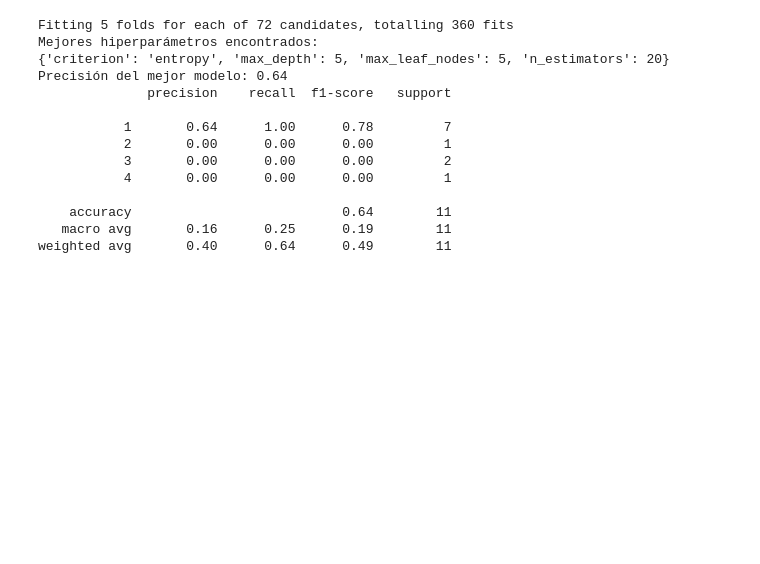
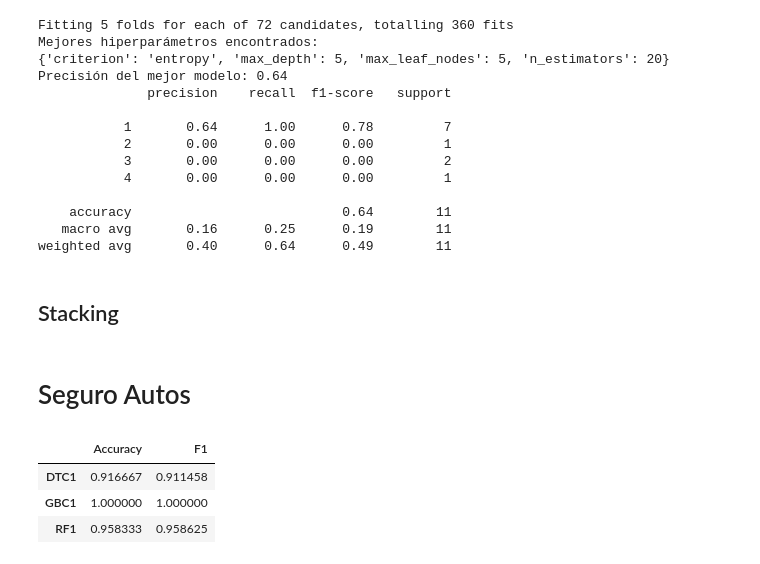
Before and after one commit to andreavazquezt/ProyectoIntegrador, a Jupyter notebook: Avance5_Equipo4.ipynb, the cells around one changed output. Cells and saved outputs as stored; diff of their text form; code cells hidden in the pictures; blank space fills up the shorter version.

```diff
--- a/Avance5_Equipo4.ipynb
+++ b/Avance5_Equipo4.ipynb
@@ -1632,3 +1635,33 @@ Precisión del mejor modelo: 0.64
     accuracy                           0.64        11
    macro avg       0.16      0.25      0.19        11
 weighted avg       0.40      0.64      0.49        11
+# %% [markdown]
+## Stacking
+# %% [markdown]
+# Seguro Autos
+# %%
+
+
+#DTCFinal1 = DecisionTreeClassifier(random_state=42)
+#GBCFinal1 = GradientBoostingClassifier(random_state=42)
+
+# Creamos modelo finales de los 3 modelos con los mejores hiperparametros y evaluacion su exactitud y su f1 score
+DTCFinal1 = DecisionTreeClassifier(criterion='entropy',max_depth=5,min_samples_split=2,min_samples_leaf=1,random_state=42)
+DTCFinal1.fit(X_train1, y_train1)
+y_train_pred = DTCFinal1.predict(X_train1)
+DTCFinal1_train_accuracy = accuracy_score(y_train1, y_train_pred)
+DTCFinal1_train_f1 = f1_score(y_train1, y_train_pred, average='weighted')
+
+
+GBCFinal1 = GradientBoostingClassifier(criterion='squared_error',max_depth=4,min_samples_leaf=4,min_samples_split=2,random_state=42)
+GBCFinal1.fit(X_train1, y_train1)
+y_train_pred = GBCFinal1.predict(X_train1)
+GBCFinal1_train_accuracy = accuracy_score(y_train1, y_train_pred)
+GBCFinal1_train_f1 = f1_score(y_train1, y_train_pred, average='weighted')
+
+
+RfFinal1 = RandomForestClassifier(criterion='entropy',max_depth=5,max_leaf_nodes=5,n_estimators=20,random_state=42)
+RfFinal1.fit(X_train1, y_train1)
+y_train_pred = RfFinal1.predict(X_train1)
+RfFinal1_train_accuracy = accuracy_score(y_train1, y_train_pred)
+RfFinal1_train_f1 = f1_score(y_train1, y_train_pred, average='weighted')
@@ -1634,0 +1693,19 @@ weighted avg       0.40      0.64      0.49        11
+# %%
+accuracy_train_list = {'DTC1':DTCFinal1_train_accuracy,
+'GBC1':GBCFinal1_train_accuracy,
+'RF1': RfFinal1_train_accuracy}
+
+
+f1_train_list = {'DTC1':DTCFinal1_train_f1,
+'GBC1': GBCFinal1_train_f1,
+'RF1': RfFinal1_train_f1}
+# %%
+acc_df = pd.DataFrame.from_dict(accuracy_train_list, orient='index', columns=['Accuracy'])
+f1_df = pd.DataFrame.from_dict(f1_train_list, orient='index', columns=['F1'])
+df = pd.concat([acc_df,f1_df], axis=1)
+df
+# %% [output]
+|  | Accuracy | F1 |
+| DTC1 | 0.916667 | 0.911458 |
+| GBC1 | 1.000000 | 1.000000 |
+| RF1 | 0.958333 | 0.958625 |
```
Also changed, not shown: parts of 3 cells of this notebook.
